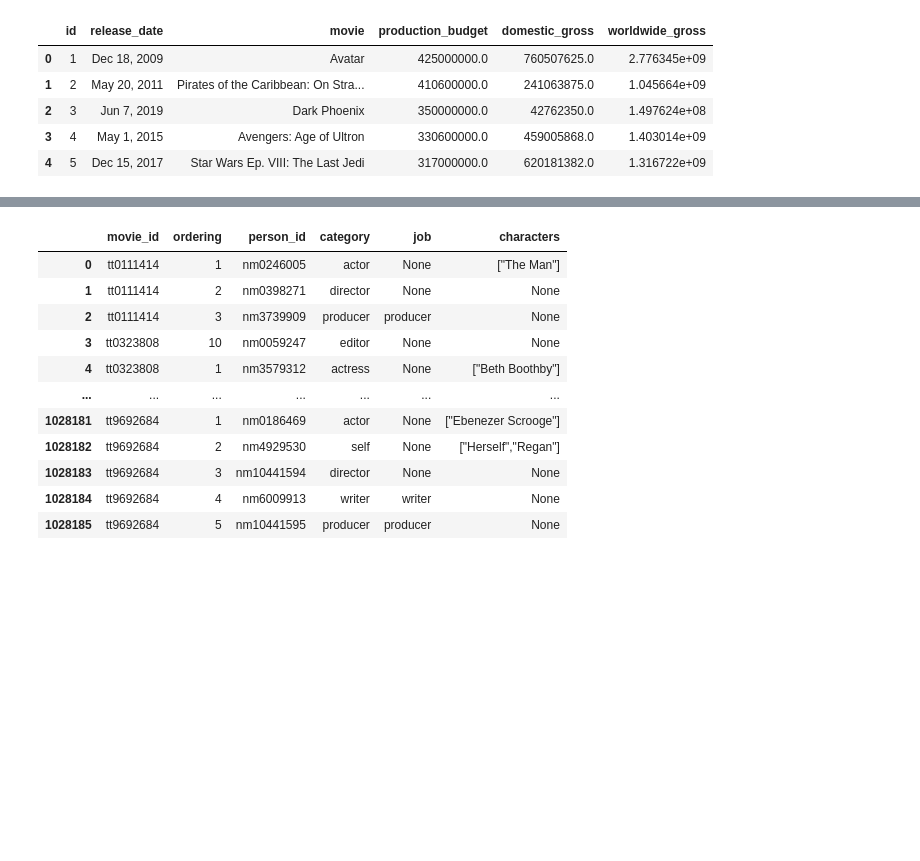
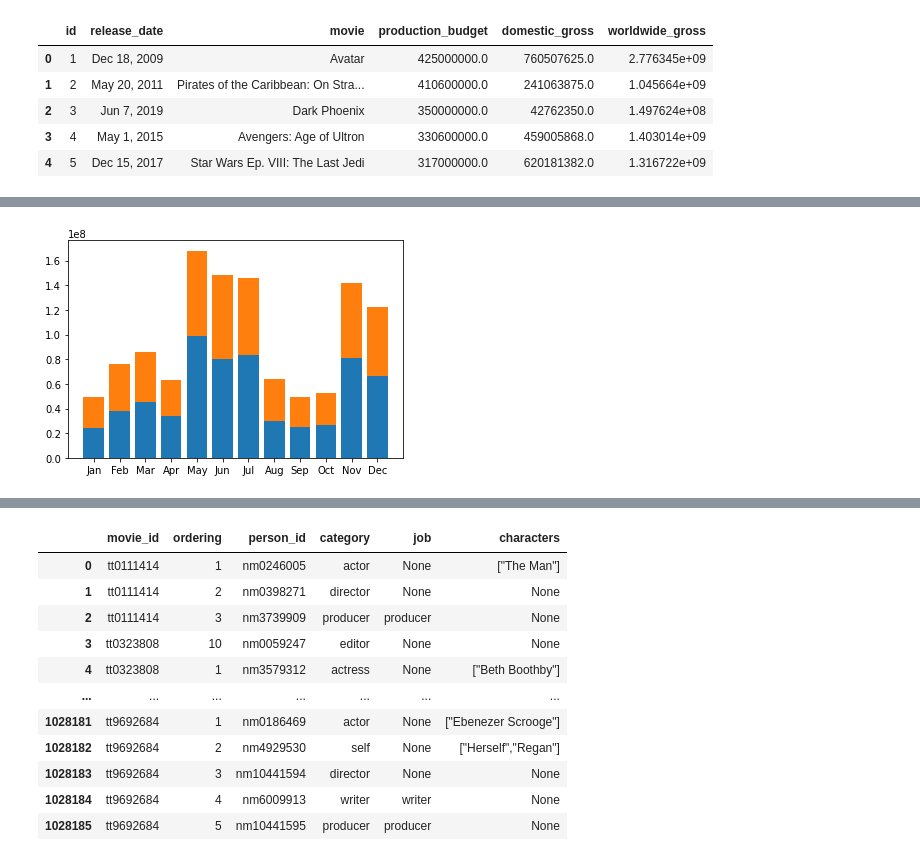
Before and after one commit to jlc0512/dsc-phase-1-project-Microsoft-Movie-Studios, a Jupyter notebook: working_notebook_Yuhkai.ipynb, the cells around one changed output, grey strips where cells are left out. Cells and saved outputs as stored; diff of their text form; code cells hidden in the pictures; blank space fills up the shorter version.

Commit message:
Worked on visualization code in notebook, saved visualizations to their own folder

```diff
--- a/working_notebook_Yuhkai.ipynb
+++ b/working_notebook_Yuhkai.ipynb
@@ -403,0 +480,10 @@ grouped_gross_no_zero['total_gross'].describe()
+# %%
+domestic_gross_mean = grouped_gross_no_zero['domestic_gross'].mean()
+foreign_gross_mean = grouped_gross_no_zero['foreign_gross'].mean()
+
+fig, ax = plt.subplots()
+
+ax.bar(months, foreign_gross_mean)
+ax.bar(months, domestic_gross_mean, bottom=foreign_gross_mean);
+# %% [output]
+[figure, added]
```
Also changed, not shown: parts of 28 cells of this notebook, 3 other files.
